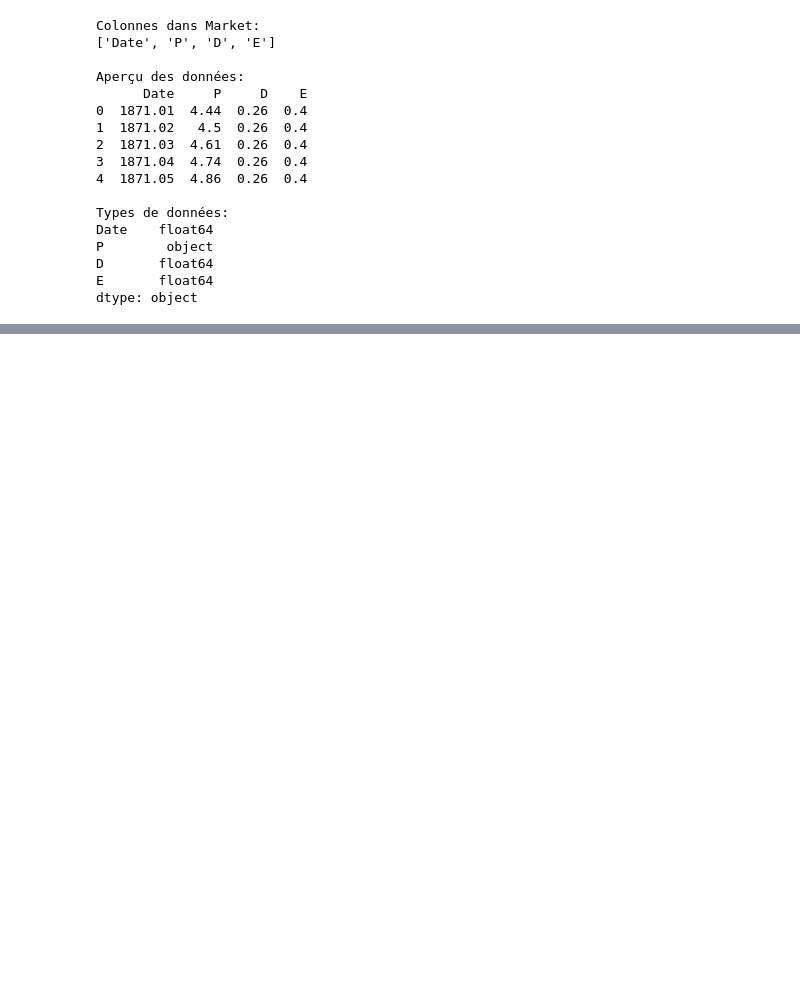
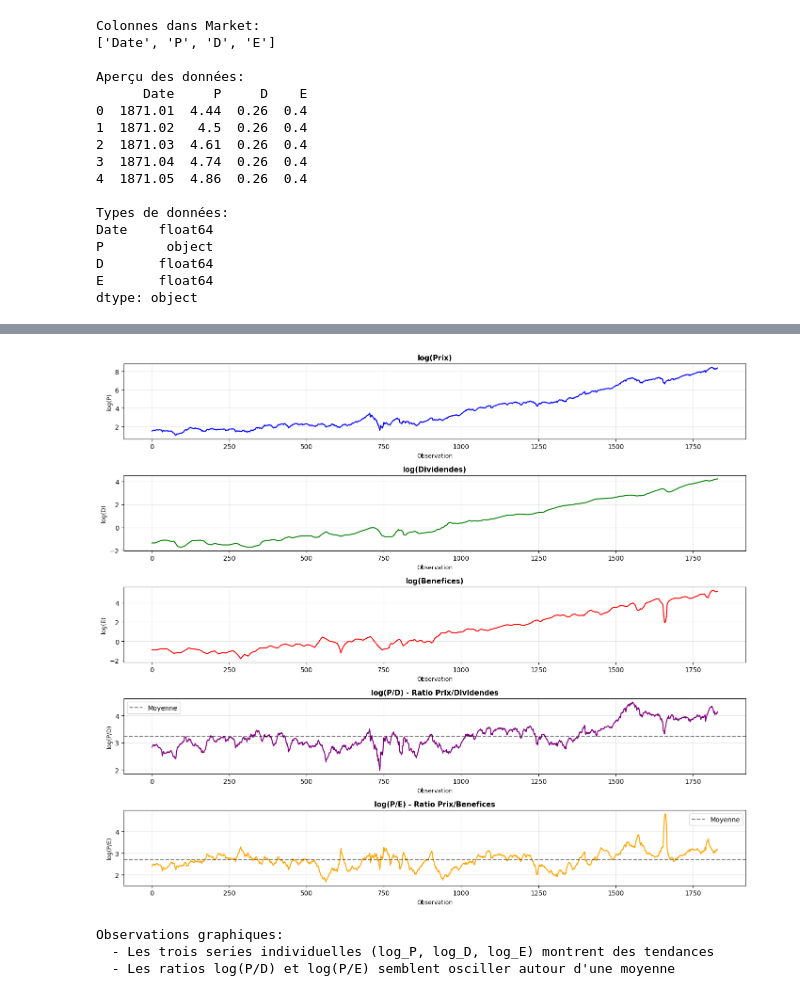
Before and after one commit to VincentD1209/Examen-final---Econo, a Jupyter notebook: Question 2.ipynb, the cells around one changed output, grey strips where cells are left out. Cells and saved outputs as stored; diff of their text form; code cells hidden in the pictures; blank space fills up the shorter version.

```diff
--- a/Question 2.ipynb
+++ b/Question 2.ipynb
@@ -1165,0 +1680,10 @@ Market_log.columns = ['log_P', 'log_D', 'log_E']
+# %%
+# Creation des series log(P/D) et log(P/E)
+Market_log['log_P_D'] = Market_log['log_P'] - Market_log['log_D']
+Market_log['log_P_E'] = Market_log['log_P'] - Market_log['log_E']
+
+print("Creation des ratios:")
+print(f"  log(P/D) = log(P) - log(D)")
+print(f"  log(P/E) = log(P) - log(E)")
+print(f"\nApercu des nouvelles series:")
+print(Market_log[['log_P_D', 'log_P_E']].head())
@@ -1165,0 +1797,54 @@ Market_log.columns = ['log_P', 'log_D', 'log_E']
+# %%
+# Visualisation des series et des ratios
+fig, axes = plt.subplots(5, 1, figsize=(14, 12))
+
+# log_P
+axes[0].plot(Market_log.index, Market_log['log_P'], linewidth=1.5, color='blue')
+axes[0].set_title('log(Prix)', fontsize=11, fontweight='bold')
+axes[0].set_ylabel('log(P)', fontsize=9)
+axes[0].set_xlabel('Observation', fontsize=9)
+axes[0].grid(True, alpha=0.3)
+
+# log_D
+axes[1].plot(Market_log.index, Market_log['log_D'], linewidth=1.5, color='green')
+axes[1].set_title('log(Dividendes)', fontsize=11, fontweight='bold')
+axes[1].set_ylabel('log(D)', fontsize=9)
+axes[1].set_xlabel('Observation', fontsize=9)
+axes[1].grid(True, alpha=0.3)
+
+# log_E
+axes[2].plot(Market_log.index, Market_log['log_E'], linewidth=1.5, color='red')
+axes[2].set_title('log(Benefices)', fontsize=11, fontweight='bold')
+axes[2].set_ylabel('log(E)', fontsize=9)
+axes[2].set_xlabel('Observation', fontsize=9)
+axes[2].grid(True, alpha=0.3)
+
+# log(P/D)
+axes[3].plot(Market_log.index, Market_log['log_P_D'], linewidth=1.5, color='purple')
+axes[3].set_title('log(P/D) - Ratio Prix/Dividendes', fontsize=11, fontweight='bold')
+axes[3].set_ylabel('log(P/D)', fontsize=9)
+axes[3].set_xlabel('Observation', fontsize=9)
+axes[3].axhline(y=Market_log['log_P_D'].mean(), color='black', linestyle='--', alpha=0.5, label='Moyenne')
+axes[3].legend()
+axes[3].grid(True, alpha=0.3)
+
+# log(P/E)
+axes[4].plot(Market_log.index, Market_log['log_P_E'], linewidth=1.5, color='orange')
+axes[4].set_title('log(P/E) - Ratio Prix/Benefices', fontsize=11, fontweight='bold')
+axes[4].set_xlabel('Observation', fontsize=9)
+axes[4].set_ylabel('log(P/E)', fontsize=9)
+axes[4].axhline(y=Market_log['log_P_E'].mean(), color='black', linestyle='--', alpha=0.5, label='Moyenne')
+axes[4].legend()
+axes[4].grid(True, alpha=0.3)
+
+plt.tight_layout()
+plt.show()
+
+print("\nObservations graphiques:")
+print("  - Les trois series individuelles (log_P, log_D, log_E) montrent des tendances")
+print("  - Les ratios log(P/D) et log(P/E) semblent osciller autour d'une moyenne")
+# %% [output]
+[figure, added]
+Observations graphiques:
+  - Les trois series individuelles (log_P, log_D, log_E) montrent des tendances
+  - Les ratios log(P/D) et log(P/E) semblent osciller autour d'une moyenne
```
Also changed, not shown: parts of 26 cells of this notebook, 2 other files.
